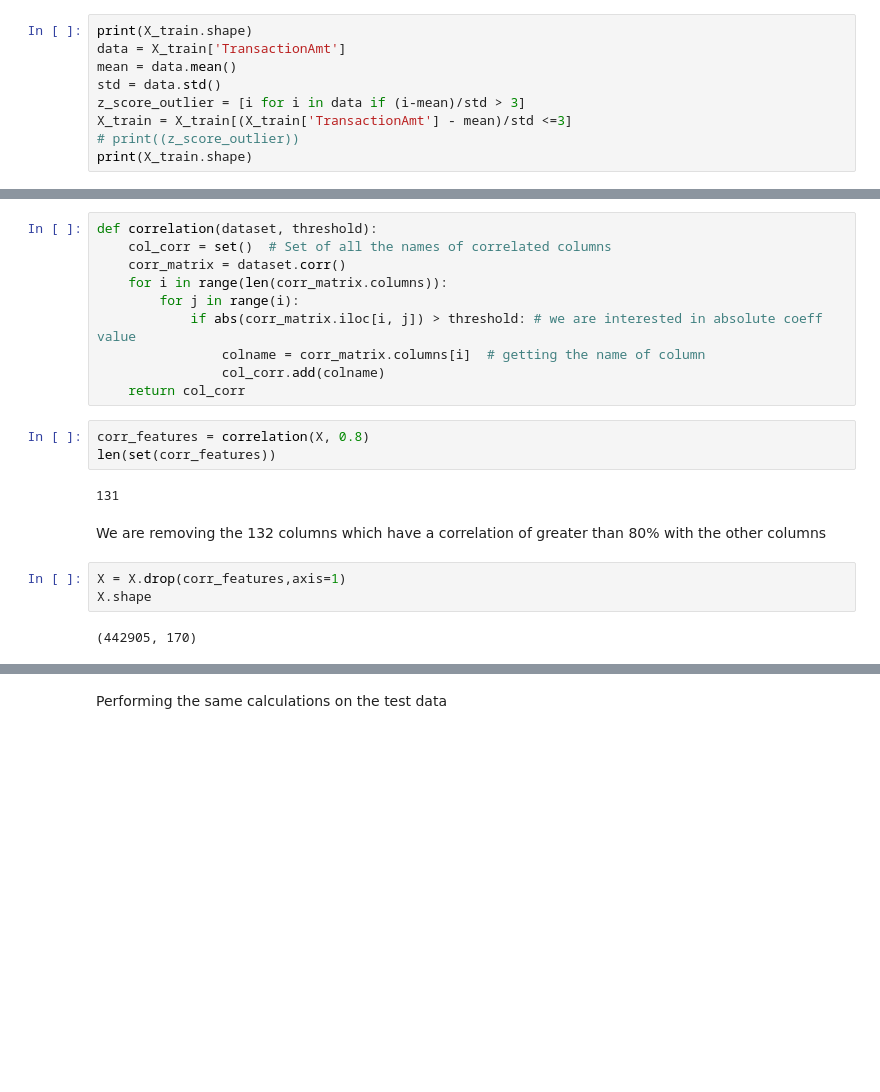
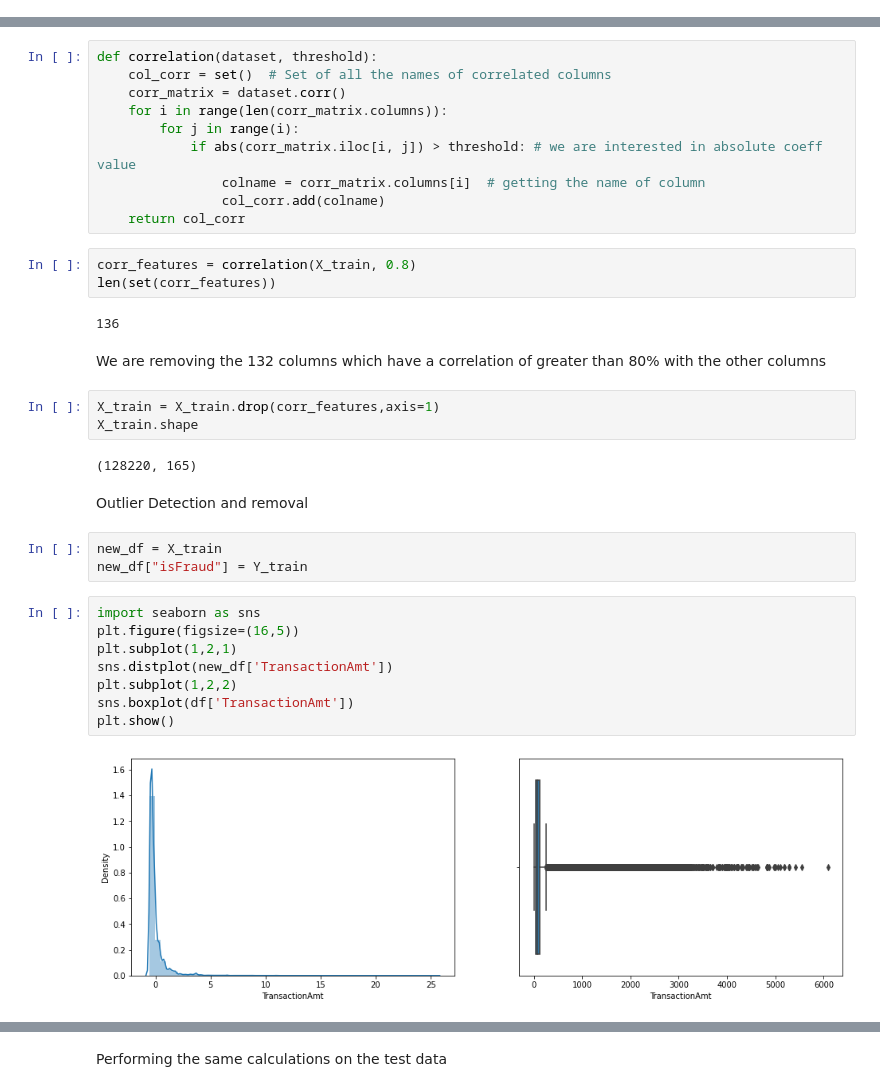
Before and after one commit to harsh788/Its-A-Fraud, a Jupyter notebook: ItsAFraud.ipynb, the cells around one changed output, grey strips where cells are left out. Saved outputs shown, nothing was run; the diff lists cells and outputs as text; blank space fills up the shorter version.

Commit message:
Important changes

```diff
--- a/ItsAFraud.ipynb
+++ b/ItsAFraud.ipynb
@@ -149,9 +141,0 @@ plt.show()
-# %%
-print(X_train.shape)
-data = X_train['TransactionAmt']
-mean = data.mean()
-std = data.std()
-z_score_outlier = [i for i in data if (i-mean)/std > 3]
-X_train = X_train[(X_train['TransactionAmt'] - mean)/std <=3]
-# print((z_score_outlier))
-print(X_train.shape)
@@ -173,14 +154,29 @@ def correlation(dataset, threshold):
                 col_corr.add(colname)
     return col_corr
 # %%
-corr_features = correlation(X, 0.8)
+corr_features = correlation(X_train, 0.8)
 len(set(corr_features))
 # %% [output]
-131
+136
 # %% [markdown]
 We are removing the 132 columns which have a correlation of greater than 80% with the other columns
 # %%
-X = X.drop(corr_features,axis=1)
-X.shape
+X_train = X_train.drop(corr_features,axis=1)
+X_train.shape
 # %% [output]
-(442905, 170)
+(128220, 165)
+# %% [markdown]
+Outlier Detection and removal
+# %%
+new_df = X_train
+new_df["isFraud"] = Y_train
+# %%
+import seaborn as sns
+plt.figure(figsize=(16,5))
+plt.subplot(1,2,1)
+sns.distplot(new_df['TransactionAmt'])
+plt.subplot(1,2,2)
+sns.boxplot(df['TransactionAmt'])
+plt.show()
+# %% [output]
+[figure, added]
```
Also changed, not shown: parts of 8 cells of this notebook, 2 other files.
